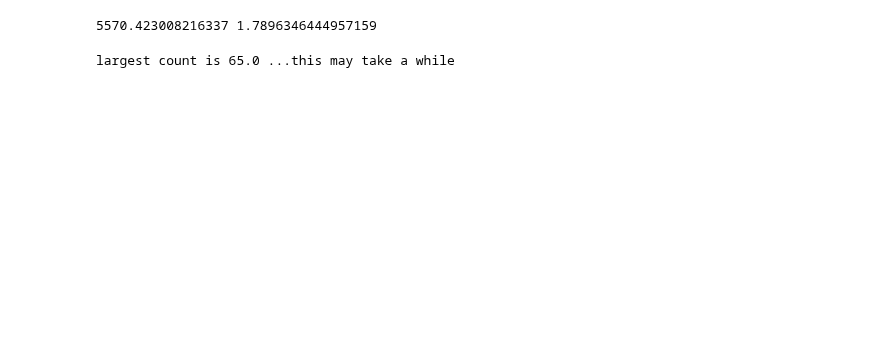
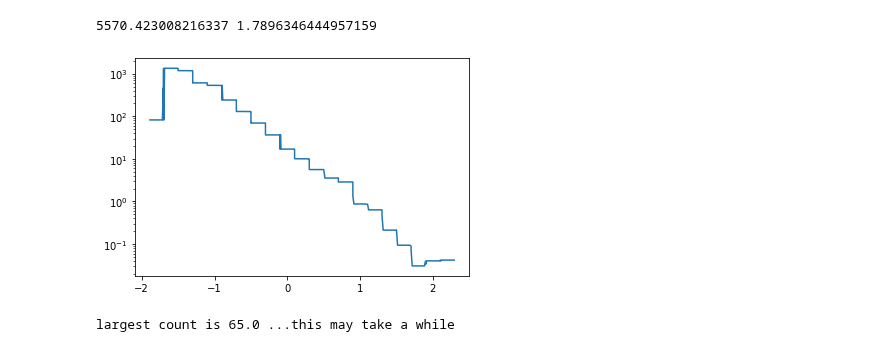
Before and after one commit to runburg/dm_gal_substructure, a Jupyter notebook: param_scan.ipynb, the cells around one changed output. Drawn from its saved outputs; the diff is of its cells as text; code cells hidden in the pictures; blank space fills up the shorter version.

```diff
--- a/param_scan.ipynb
+++ b/param_scan.ipynb
@@ -36,6 +36,14 @@ npix = healpy.nside2npix(nside)
 lon, lat = healpy.pix2ang(nside, range(npix), lonlat=True)
 ang_dists = np.rad2deg(np.arccos(np.cos(np.deg2rad(lon)) * np.cos(np.deg2rad(lat))))
 good_indices = (abs(lat) >= 40)
+# %%
+dat = np.loadtxt('Dataset 0-4.csv', delimiter=',')
+# dat = dat[29:]
+np.savetxt('residual_background.txt', dat, header='Residual bgd in counts/s as a function of log10(Energy/1 TeV)')
+plt.plot(dat[:, 0], dat[:, 1])
+plt.yscale('log')
+# %% [output]
+[figure, added]
 # %%
 ## S-WAVE
 s_psh, s_pshfunc2d, s_fluxes, _ = pd.psh_s(ang_dists[good_indices], return_all=True)
```
Also changed, not shown: parts of 7 cells of this notebook, 14 other files.
